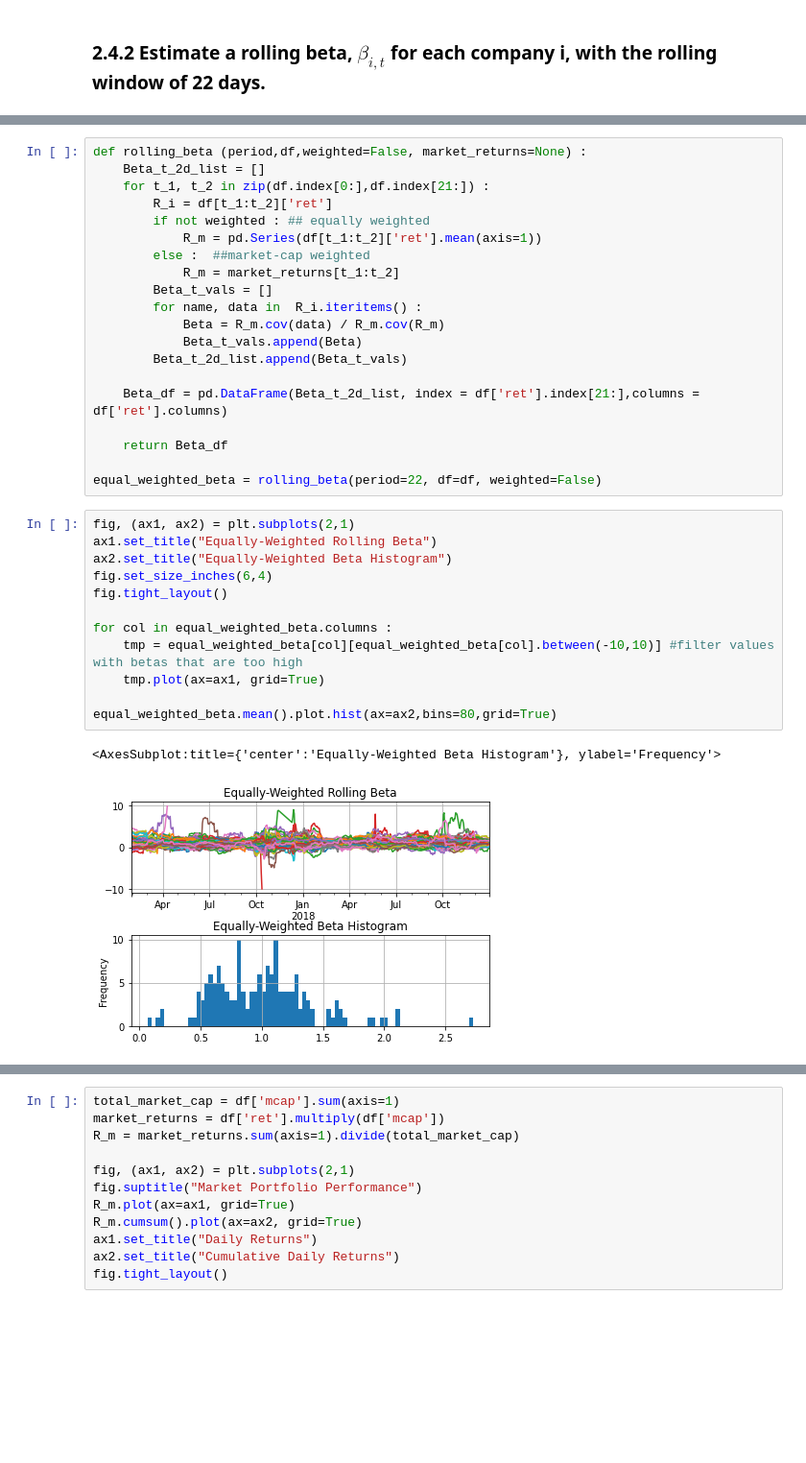
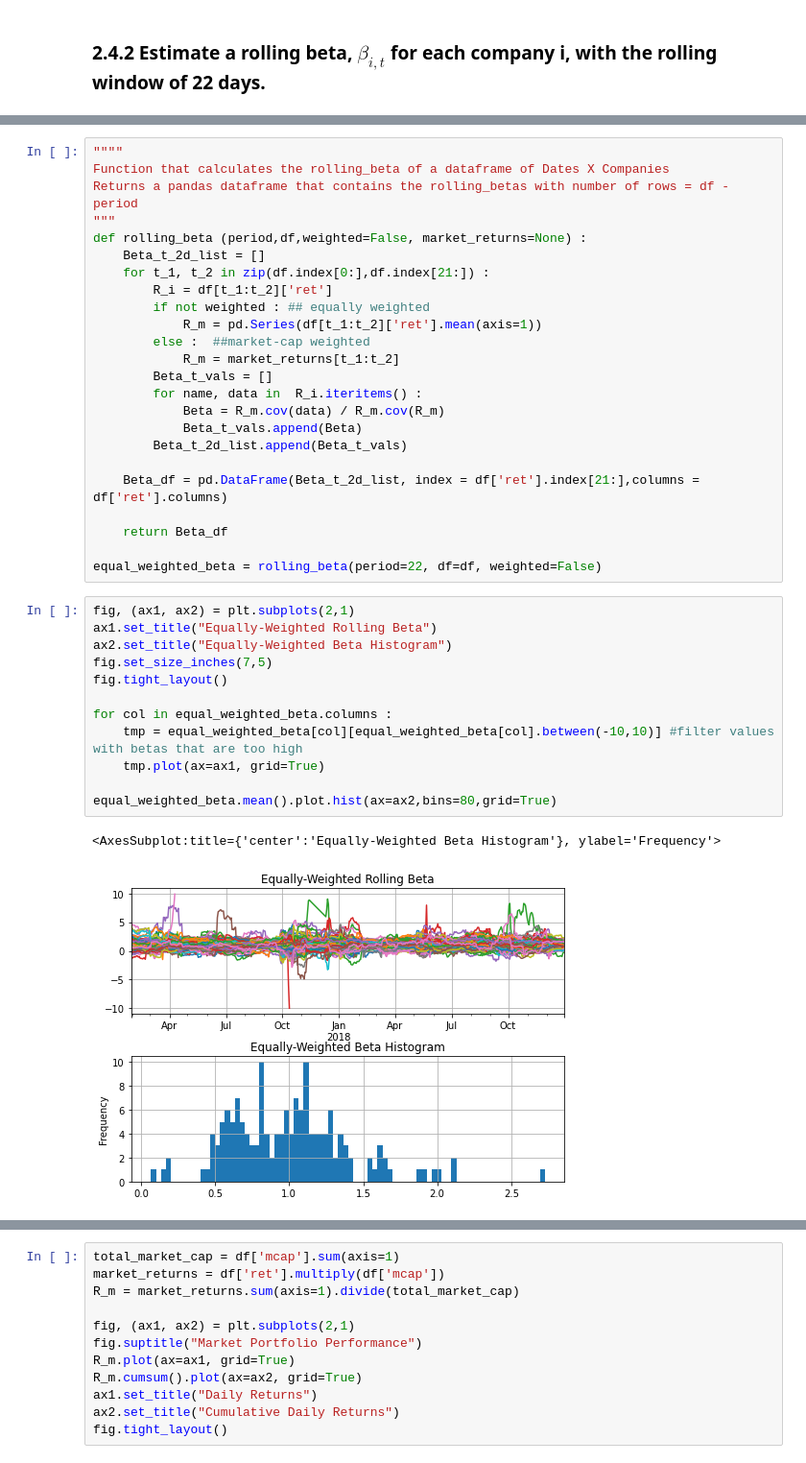
Before and after one commit to zxt18/Financial-Signal-Processing, a Jupyter notebook: Coursework_1.ipynb, the cells around one changed output, grey strips where cells are left out. Shown at 96% size. Cells and saved outputs as stored; diff of their text form; blank space fills up the shorter version.

```diff
--- a/Coursework_1.ipynb
+++ b/Coursework_1.ipynb
@@ -619,4 +646,8 @@ A 22 days rolling $\beta_{i,t}$ would be a time series of $\beta s$ measured for
 # %%
+""""
+Function that calculates the rolling_beta of a dataframe of Dates X Companies
+Returns a pandas dataframe that contains the rolling_betas with number of rows = df - period
+"""
 def rolling_beta (period,df,weighted=False, market_returns=None) :
     Beta_t_2d_list = []
     for t_1, t_2 in zip(df.index[0:],df.index[21:]) :
@@ -639,18 +670,18 @@ equal_weighted_beta = rolling_beta(period=22, df=df, weighted=False)
 # %%
 fig, (ax1, ax2) = plt.subplots(2,1)
 ax1.set_title("Equally-Weighted Rolling Beta")
 ax2.set_title("Equally-Weighted Beta Histogram")
-fig.set_size_inches(6,4)
+fig.set_size_inches(7,5)
 fig.tight_layout()
 
 for col in equal_weighted_beta.columns :
     tmp = equal_weighted_beta[col][equal_weighted_beta[col].between(-10,10)] #filter values with betas that are too high
     tmp.plot(ax=ax1, grid=True)
 
 equal_weighted_beta.mean().plot.hist(ax=ax2,bins=80,grid=True)
 # %% [output]
 <AxesSubplot:title={'center':'Equally-Weighted Beta Histogram'}, ylabel='Frequency'>
-[figure, old version]
+[figure, new version]
 # %% [markdown]
 Beta measures the expected move in a stock relative to movements in the overall market. It is a key component of the CAPM model and can be used in calculating the cost of equity funding.
 
```
Also changed, not shown: parts of 69 cells of this notebook, 4 other files.
